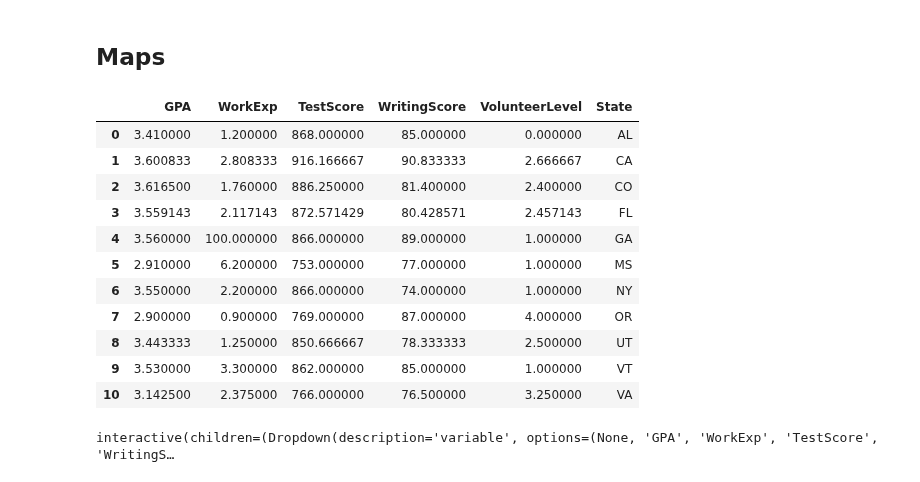
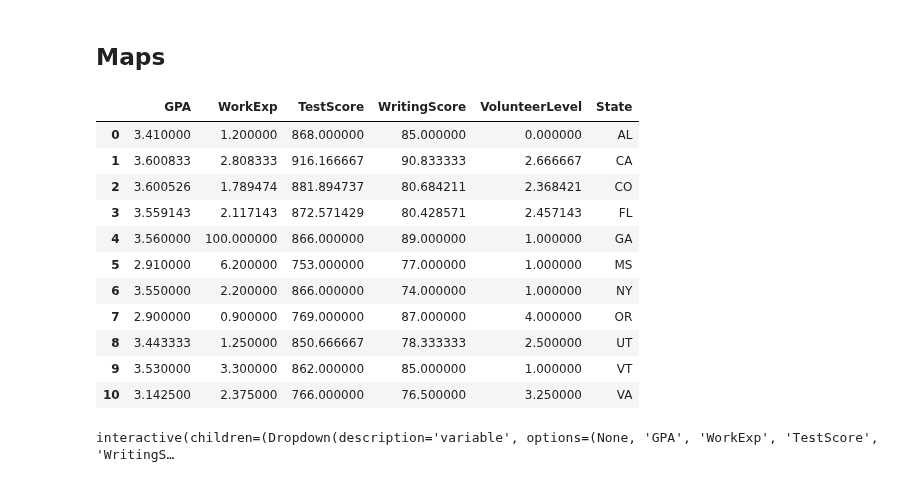
Before and after one commit to ad1589/dsan-5900.github.io, a Jupyter notebook: code/eda.ipynb, the cells around one changed output. Cells and saved outputs as stored; diff of their text form; code cells hidden in the pictures.

```diff
--- a/code/eda.ipynb
+++ b/code/eda.ipynb
@@ -190,30 +196,30 @@ gpa_bar
 # %%
 #calculate averages of all numeric columns
 num_cols = df[['State', 'GPA', 'WorkExp', 'TestScore', 'WritingScore', 'VolunteerLevel']]
 avg_df = num_cols.groupby('State').mean().reset_index()
 state_abbr = {
     'Alabama': 'AL',
     'California': 'CA',
     'Colorado': 'CO',
     'Florida': 'FL',
     'Georgia': 'GA',
     'Mississippi': 'MS',
     'New York': 'NY',
     'Oregon': 'OR',
     'Utah': 'UT',
     'Vermont': 'VT',
     'Virginia': 'VA'
 
 }
-avg_df['State_Abbr'] = df['State'].map(state_abbr)
+avg_df['State_Abbr'] = avg_df['State'].map(state_abbr)
 avg_df = avg_df.drop(columns=['State'])
 avg_df = avg_df.rename(columns={'State_Abbr': 'State'})
 avg_df
 # %% [output]
 |  | GPA | WorkExp | TestScore | WritingScore | VolunteerLevel | State |
 | 0 | 3.410000 | 1.200000 | 868.000000 | 85.000000 | 0.000000 | AL |
 | 1 | 3.600833 | 2.808333 | 916.166667 | 90.833333 | 2.666667 | CA |
-| 2 | 3.616500 | 1.760000 | 886.250000 | 81.400000 | 2.400000 | CO |
+| 2 | 3.600526 | 1.789474 | 881.894737 | 80.684211 | 2.368421 | CO |
 | 3 | 3.559143 | 2.117143 | 872.571429 | 80.428571 | 2.457143 | FL |
 | 4 | 3.560000 | 100.000000 | 866.000000 | 89.000000 | 1.000000 | GA |
 | 5 | 2.910000 | 6.200000 | 753.000000 | 77.000000 | 1.000000 | MS |
```
Also changed, not shown: parts of 4 cells of this notebook.
